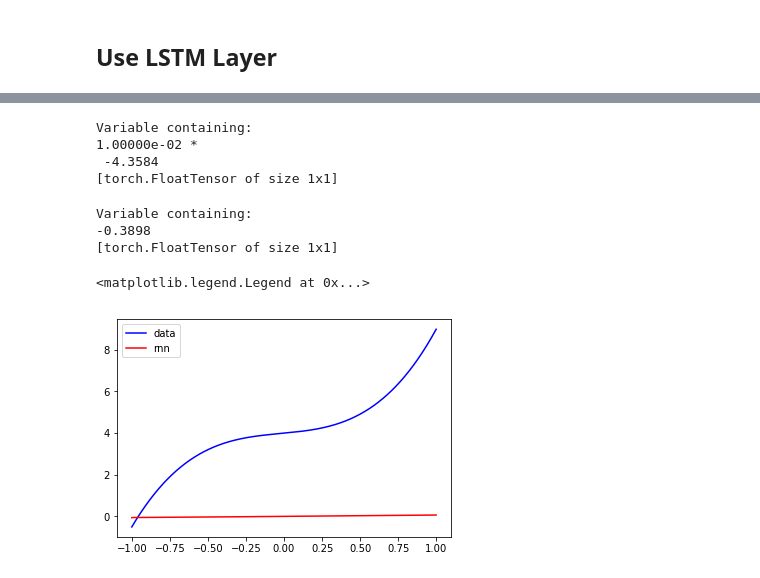
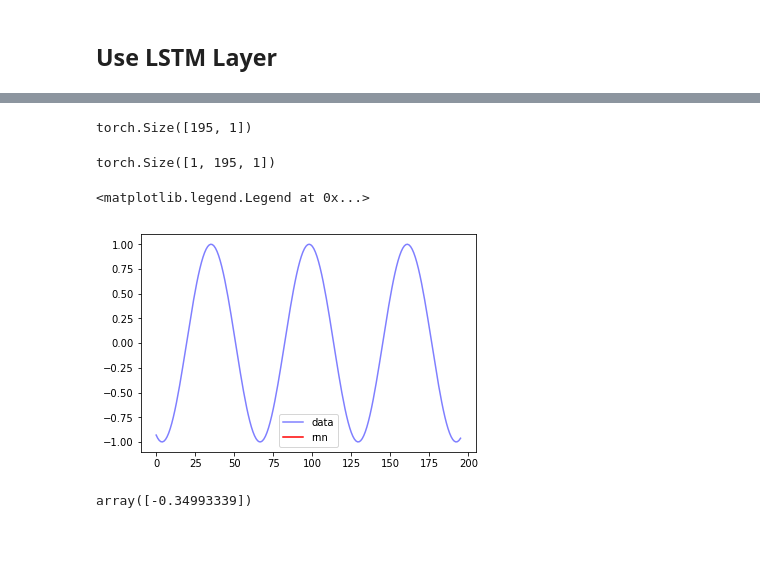
Before and after one commit to napsternxg/pytorch-practice, a Jupyter notebook: PyTorch RNN.ipynb, the cells around one changed output, grey strips where cells are left out. Drawn from its saved outputs; the diff is of its cells as text; code cells hidden in the pictures; blank space fills up the shorter version.

```diff
--- a/PyTorch RNN.ipynb
+++ b/PyTorch RNN.ipynb
@@ -123,15 +177,26 @@ torch.cat([get_variable_from_np(y[i:i+10, np.newaxis, np.newaxis]) for i in rang
 # %% [output]
 torch.Size([10, 5, 1])
+# %%
+rnn = RNN(1,3,1)
+if torch.cuda.is_available():
+    rnn = rnn.cuda()
+criterion = nn.MSELoss()
+optimizer = torch.optim.SGD(rnn.parameters(), lr=0.001, momentum=0.9)
+#optimizer = torch.optim.Adadelta(rnn.parameters())
 # %%
 batch_size = 1
 TIMESTEPS = X.shape[0]
-epochs = 500
-print_every = 50
-inputs, targets = get_training_data(X, y, max_steps=1)
+epochs = 10000
+print_every = 1000
+inputs, targets = get_training_data(X, batch_size=100)
+if torch.cuda.is_available() and rnn.is_cuda:
+    inputs = inputs.cuda()
+    targets = targets.cuda()
+print(inputs.size(), targets.size())
 losses = []
 
-optimizer.zero_grad()
 for i in range(epochs):
+    optimizer.zero_grad()
     hiddens, outputs = rnn.get_output(inputs)
     loss = criterion(outputs, targets)
     loss.backward()
@@ -219,20 +286,21 @@ optimizer = torch.optim.SGD([
 batch_size = 1
 epochs = 10
 
+inputs, targets = get_training_data(X, max_steps=1)
+
 for i in range(epochs):
     loss = 0
     optimizer.zero_grad()
-    batch = get_variable_from_np(X[:, np.newaxis, np.newaxis])
-    target = get_variable_from_np(y[:, np.newaxis, np.newaxis])
-    hidden = Variable(torch.zeros(1, batch.size(1), hidden_size))
-    cell_state = Variable(torch.zeros(1, batch.size(1), hidden_size))
+    hidden = Variable(torch.zeros(1, inputs.size(1), hidden_size))
+    cell_state = Variable(torch.zeros(1, inputs.size(1), hidden_size))
     hx = (hidden, cell_state)
-    output, (h_n, c_n) = lstm.forward(batch, hx)
+    output, (h_n, c_n) = lstm.forward(inputs, hx)
+    losses = []
     for j in range(output.size()[0]):
-        out = output_layer.forward(output[i])
-        loss += (out - target[i])**2
+        out = output_layer.forward(output[j])
+        losses.append((out - targets[j])**2)
         #loss += criterion(out, target[i])
-    loss = loss / X.shape[0]
+    loss = torch.mean(torch.cat(losses, 1))
     loss.backward()
     optimizer.step()
     print("Loss at epoch [%s]: %.3f" % (i, loss.squeeze().data[0]))
@@ -254,26 +322,25 @@ torch.Size([2000, 1, 3])
 # %%
-out
+out.size()
 # %% [output]
-Variable containing:
-1.00000e-02 *
- -4.3584
-[torch.FloatTensor of size 1x1]
+torch.Size([195, 1])
-# %%
-target[i]
-# %% [output]
-Variable containing:
--0.3898
-[torch.FloatTensor of size 1x1]
+# %%
+targets.size()
+# %% [output]
+torch.Size([1, 195, 1])
 # %%
 y_pred = []
-for i in range(output.size()[0]):
+for i in range(output.size()[1]):
         out = output_layer.forward(output[i])
         y_pred.append(out.squeeze().data[0])
 y_pred = np.array(y_pred)
 # %%
-plt.plot(X,y, '-b', label='data')
-plt.plot(X,y_pred, '-r', label='rnn')
+plt.plot(X, '-b', alpha=0.5, label='data')
+plt.plot(y_pred + 0.1, '-r', label='rnn')
 plt.legend()
 # %% [output]
 <matplotlib.legend.Legend at 0x...>
-[figure, old version]
+[figure, new version]
+# %%
+y_pred
+# %% [output]
+array([-0.34993339])
```
Also changed, not shown: parts of 34 cells of this notebook, 1 other file.
